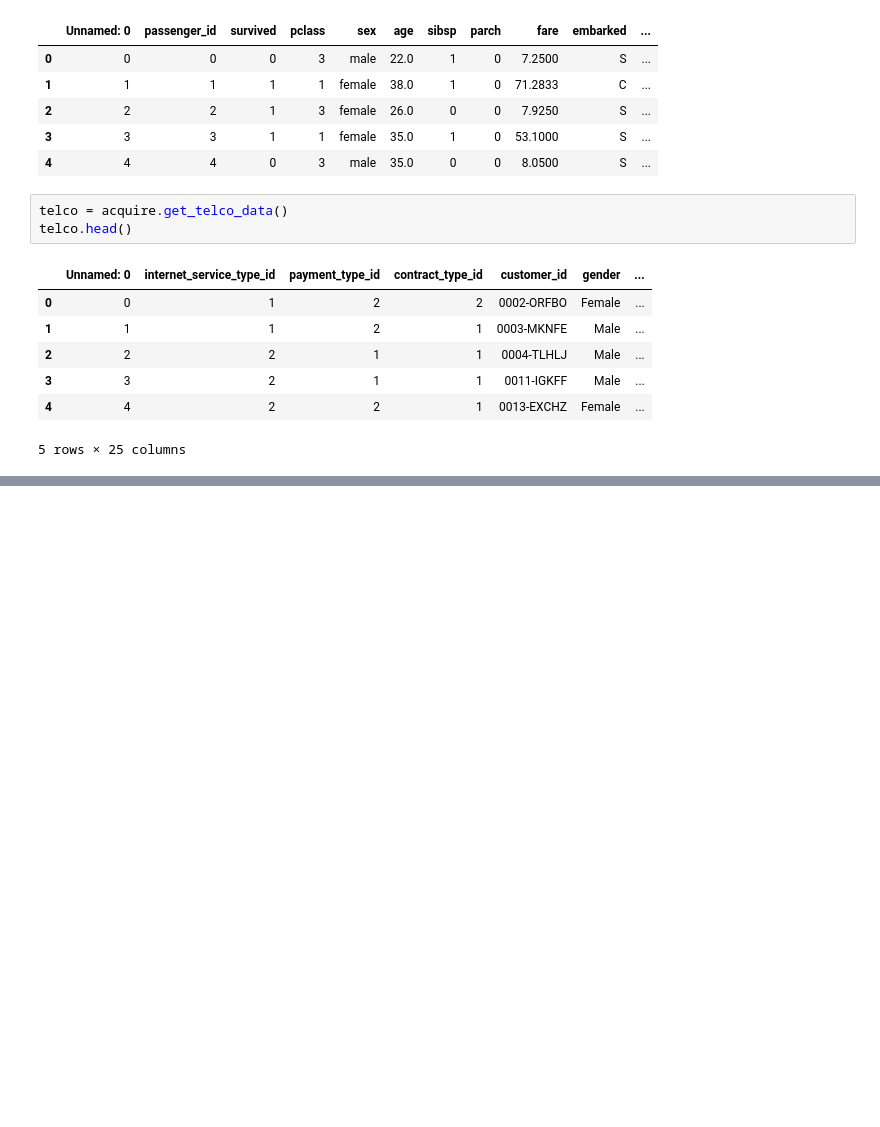
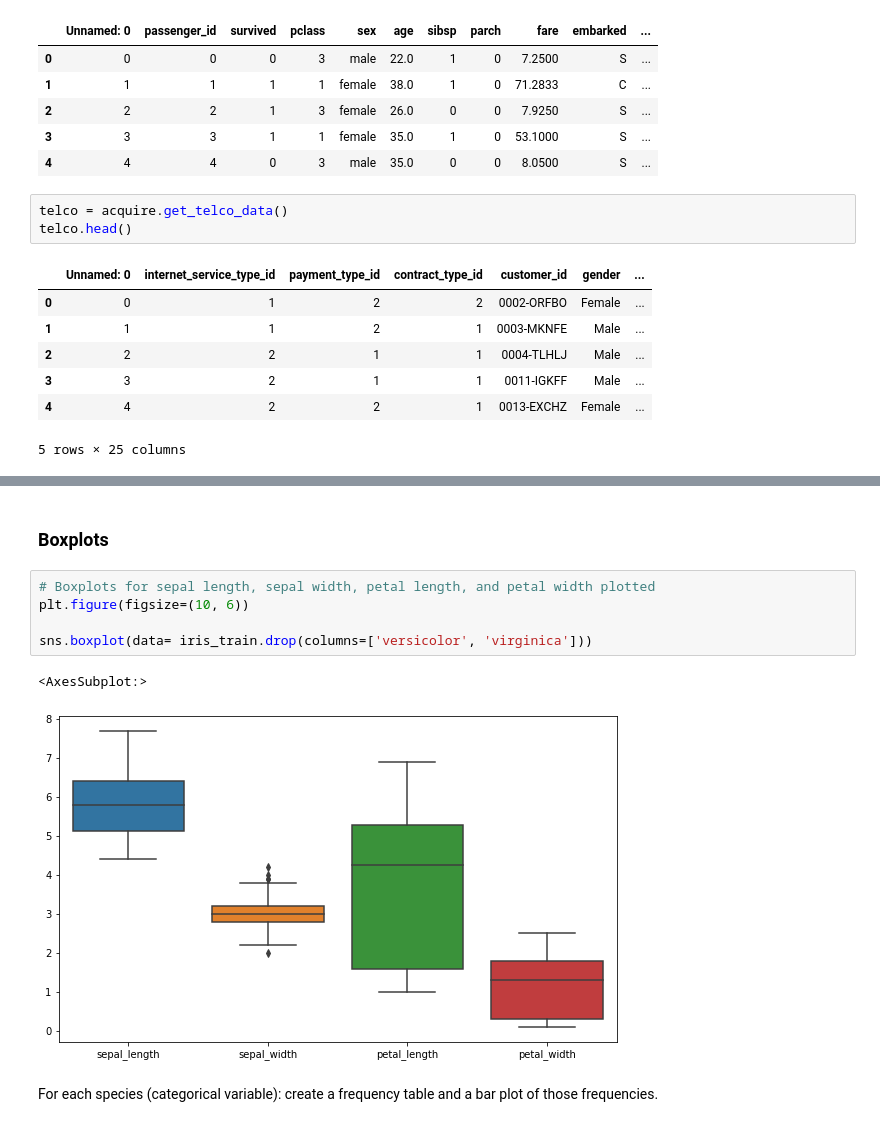
Before and after one commit to AndrewRachuig/classification-exercises, a Jupyter notebook: classification-exercises.ipynb, the cells around one changed output, grey strips where cells are left out. Saved outputs shown, nothing was run; the diff lists cells and outputs as text; blank space fills up the shorter version.

```diff
--- a/classification-exercises.ipynb
+++ b/classification-exercises.ipynb
@@ -445,0 +653,12 @@ memory usage: 1.2+ MB
+# %% [markdown]
+### Boxplots
+# %%
+# Boxplots for sepal length, sepal width, petal length, and petal width plotted
+plt.figure(figsize=(10, 6))
+
+sns.boxplot(data= iris_train.drop(columns=['versicolor', 'virginica']))
+# %% [output]
+<AxesSubplot:>
+[figure, added]
+# %% [markdown]
+For each species (categorical variable): create a frequency table and a bar plot of those frequencies.
```
Also changed, not shown: parts of 58 cells of this notebook, 1 other file.
